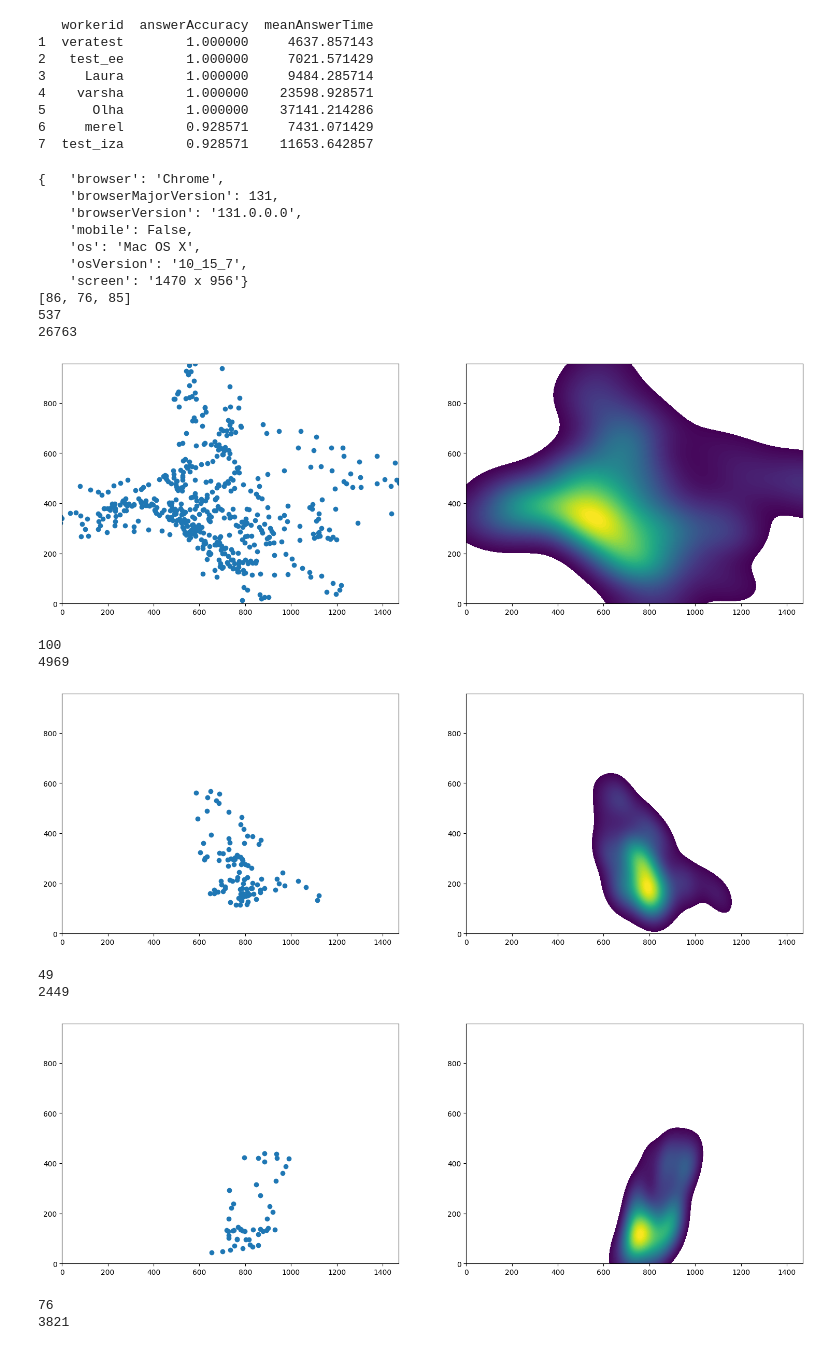
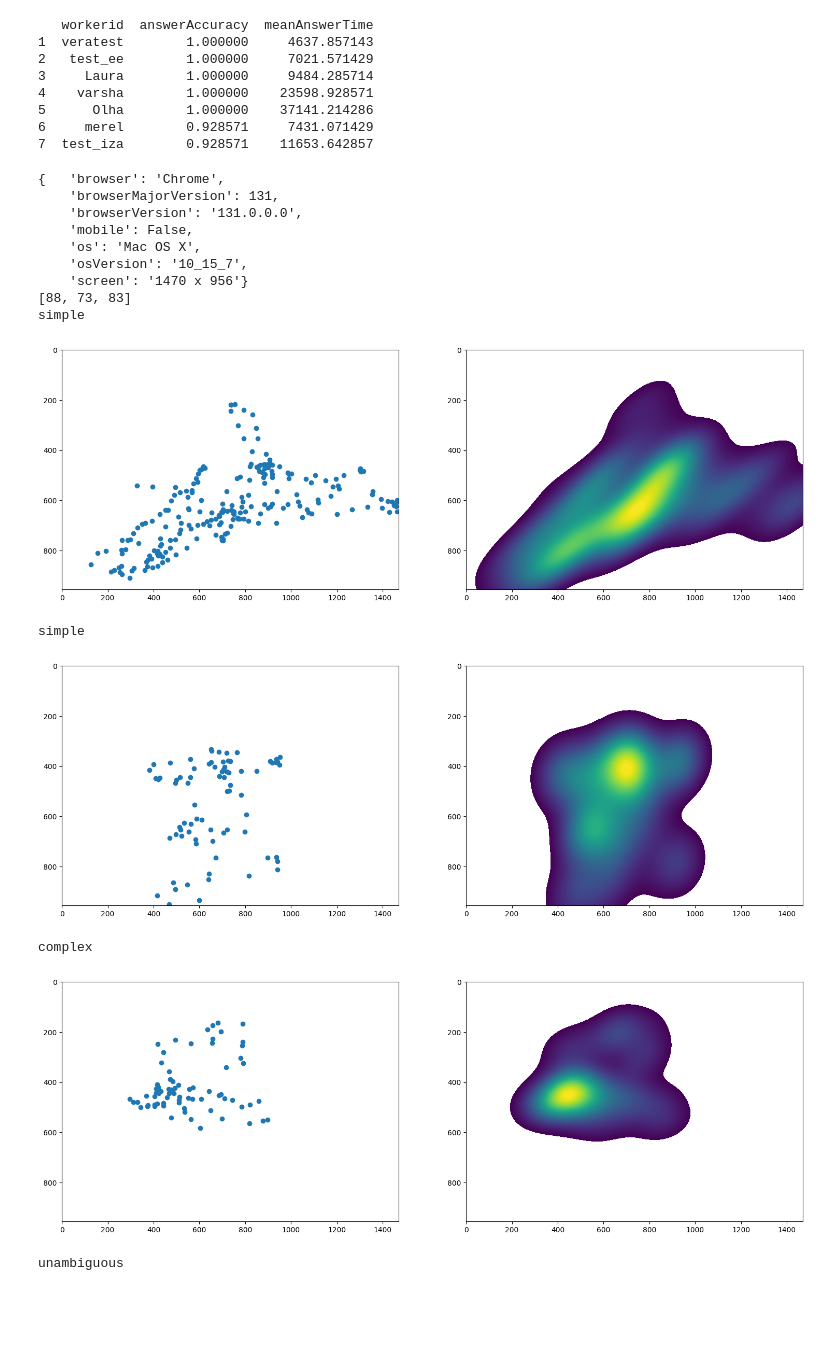
Before and after one commit to GAtemROU/Thesis-Project, a Jupyter notebook: analysis/heatmap_gen.ipynb, the cells around one changed output. Saved outputs shown, nothing was run; the diff lists cells and outputs as text; code cells hidden in the pictures; blank space fills up the shorter version.

```diff
--- a/analysis/heatmap_gen.ipynb
+++ b/analysis/heatmap_gen.ipynb
@@ -16,6 +16,7 @@ filter_blacklist = True
 blacklist = ['a']
 
 df = pd.read_csv('data/experiment_results_public_lab.csv')
+df = df.drop('type', axis=1)
 
 if filter_blacklist:
     df = df[~df.workerid.isin(blacklist)]
@@ -68,8 +69,8 @@ df['answerAccuracy'] = df.groupby('workerid')['correct'].transform('mean')
 df['resolution'] = df.deviceInfo.apply(lambda x: [int(size) for size in x['screen'].split('x')])
 
 # margin for gaze objects
-res_w_x = 0.0
-res_w_y = 0.0
+res_w_x = 0.05
+res_w_y = 0.05
 
 first_ploted = False
 plot_first = True
@@ -127,7 +128,6 @@ df['proportionalTimeOnTrgt'] = df['timeOnTrgt'] / df['timeOnAOI']
 df['proportionalTimeOnDist'] = df['timeOnDist'] / df['timeOnAOI']
 df['proportionalTimeOnComp'] = df['timeOnComp'] / df['timeOnAOI']
 
-
 if plot_first:
     plt.gca().invert_yaxis()
     plt.show()
@@ -189,47 +203,44 @@ pp.pprint(leaderboard_df)
 6     merel        0.928571     7431.071429
 7  test_iza        0.928571    11653.642857
 # %%
-sample = df[df['workerid']=='Laura']
+sample = df[df['workerid']=='veratest']
 pp.pprint(sample.iloc[0].deviceInfo)
 pp.pprint(sample.iloc[0].calibrationPrecision)
 resolution = sample.iloc[0].resolution
 
 for i in range(12):
     cur_sample = sample.iloc[i]
     gaze_sample = cur_sample.gaze
     x = np.array([g['x'] for g in gaze_sample.values()])
     y = np.array([g['y'] for g in gaze_sample.values()])
-    print(len(x))
-    print(cur_sample.answerTime)
+    # print(len(x))
+    # print(cur_sample.answerTime)
+    print(cur_sample.type)
     # make a scatterplot on the left and a heatmap on the right, keep proportions of the screen
     fig, axs = plt.subplots(1, 2, figsize=(2*(resolution[0]*6/resolution[1]), 6))
     axs[0].scatter(x, y)
     axs[0].set_xlim(0, resolution[0])
     axs[0].set_ylim(0, resolution[1])
+    axs[0].invert_yaxis()
     sns.kdeplot(x=x, y=y, ax=axs[1], fill=True, cmap='viridis', levels=100)
     axs[1].set_xlim(0, resolution[0])
     axs[1].set_ylim(0, resolution[1])
-
-
+    axs[1].invert_yaxis()
 
     plt.show()
 # %% [output]
 {   'browser': 'Chrome',
     'browserMajorVersion': 131,
     'browserVersion': '131.0.0.0',
     'mobile': False,
     'os': 'Mac OS X',
     'osVersion': '10_15_7',
     'screen': '1470 x 956'}
-[86, 76, 85]
-537
-26763
+[88, 73, 83]
+simple
-[figure, old version]
+[figure, new version]
-100
-4969
+simple
-[figure, old version]
+[figure, new version]
-49
-2449
+complex
-[figure, old version]
+[figure, new version]
-76
-3821
+unambiguous
```
Also changed, not shown: parts of 6 cells of this notebook, 1 other file.
